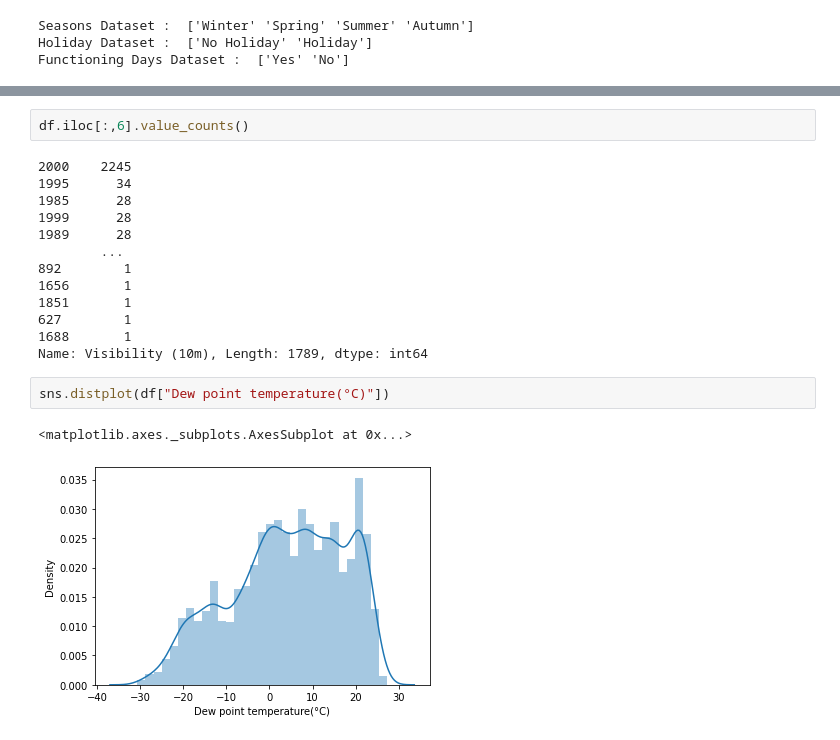
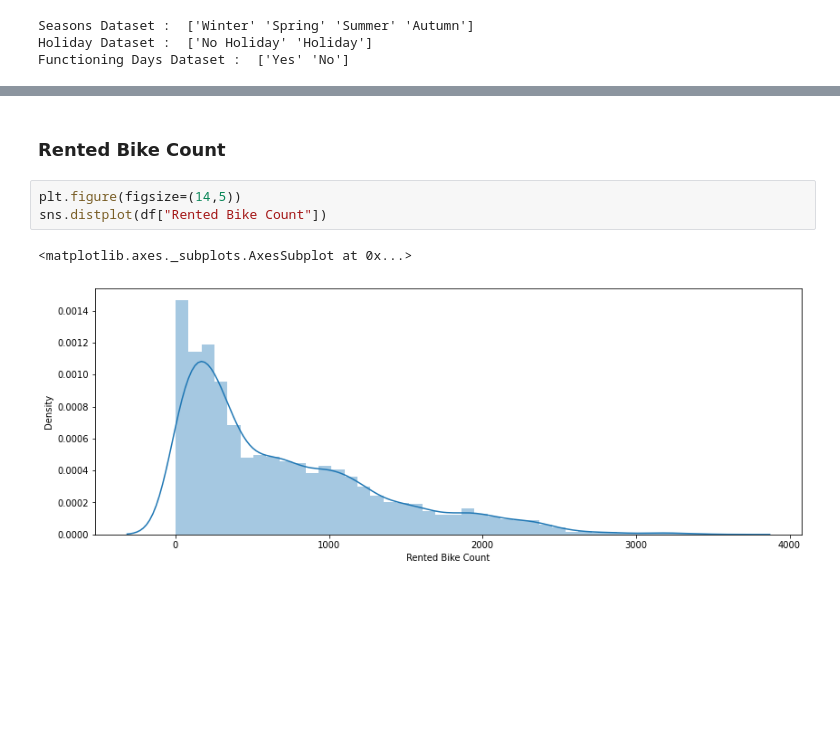
Before and after one commit to ankitmavani/Bike-Sharing-Demand-Prediction, a Jupyter notebook: Bike_Sharing_Demand_Prediction_Capstone_Project_2.ipynb, the cells around one changed output, grey strips where cells are left out. Drawn from its saved outputs; the diff is of its cells as text; blank space fills up the shorter version.

```diff
--- a/Bike_Sharing_Demand_Prediction_Capstone_Project_2.ipynb
+++ b/Bike_Sharing_Demand_Prediction_Capstone_Project_2.ipynb
@@ -159,20 +106,8 @@ sns.distplot(df["Wind speed (m/s)"])
-# %%
-df.iloc[:,6].value_counts()
-# %% [output]
-2000    2245
-1995      34
-1985      28
-1999      28
-1989      28
-        ...
-892        1
-1656       1
-1851       1
-627        1
-1688       1
-Name: Visibility (10m), Length: 1789, dtype: int64
-# %%
-sns.distplot(df["Dew point temperature(°C)"])
-# %% [output]
-<matplotlib.axes._subplots.AxesSubplot at 0x...>
-[figure, removed]
+# %% [markdown]
+### **Rented Bike Count**
+# %%
+plt.figure(figsize=(14,5))
+sns.distplot(df["Rented Bike Count"])
+# %% [output]
+<matplotlib.axes._subplots.AxesSubplot at 0x...>
+[figure, added]
```
Also changed, not shown: parts of 37 cells of this notebook.
